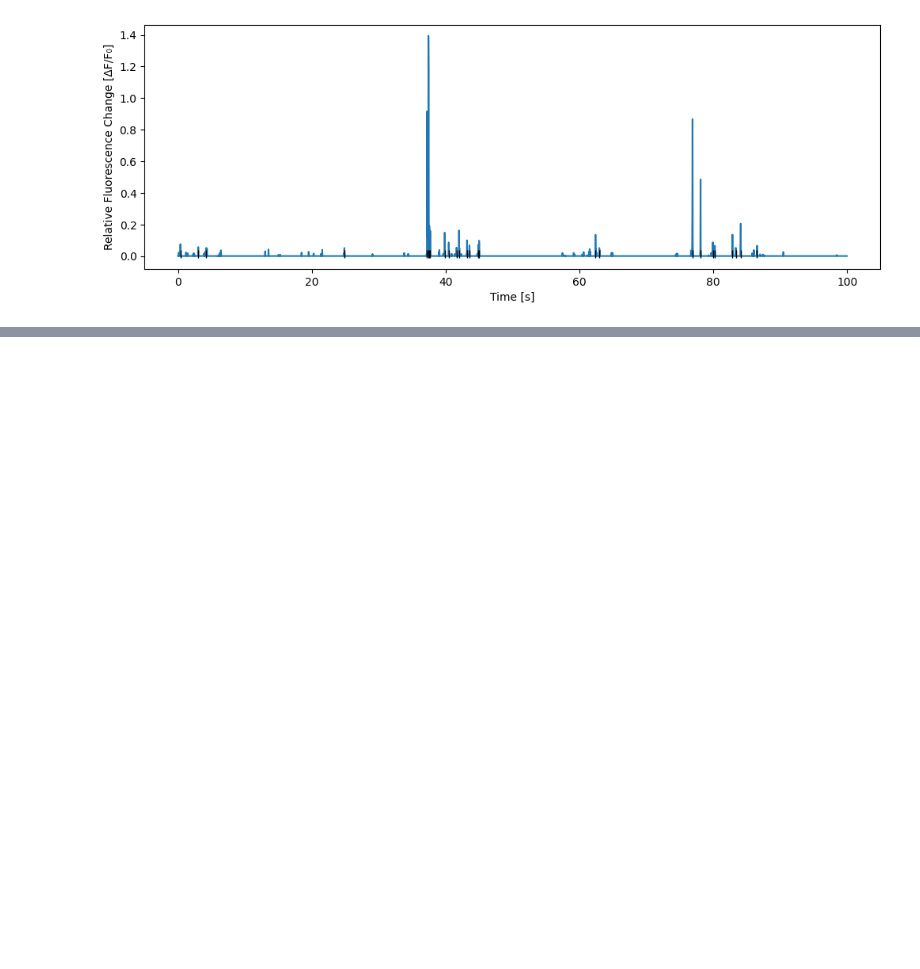
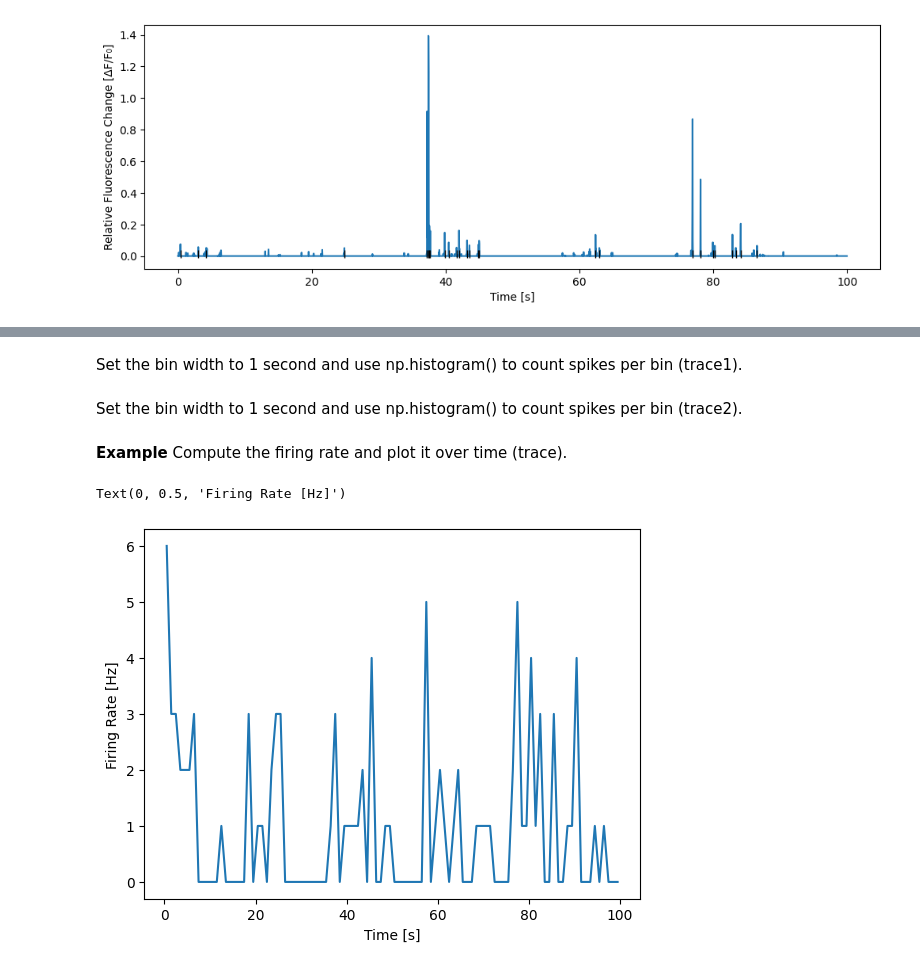
Before and after one commit to sangeethankumar/Courses, a Jupyter notebook: CalciumImaging/Draft2/02. .ipynb, the cells around one changed output, grey strips where cells are left out. Saved outputs shown, nothing was run; the diff lists cells and outputs as text; code cells hidden in the pictures; blank space fills up the shorter version.

```diff
--- a/CalciumImaging/Draft2/02. .ipynb
+++ b/CalciumImaging/Draft2/02. .ipynb
@@ -313,0 +320,11 @@ The final step in this analysis is to convert spike times into a time-resolved f
+# %%
+dt = 1 / 30
+t = np.arange(len(dtrace)) * dt
+T = len(dtrace) * dt
+spike_event_times = t[spike_times == 1]
+
+
+bins = np.arange(0, T + 1, 1.0)
+counts, _ = np.histogram(spike_event_times, bins=bins);
+# %% [markdown]
+Set the bin width to 1 second and use np.histogram() to count spikes per bin (trace1).
@@ -313,0 +340,2 @@ The final step in this analysis is to convert spike times into a time-resolved f
+# %% [markdown]
+Set the bin width to 1 second and use np.histogram() to count spikes per bin (trace2).
@@ -313,0 +351,13 @@ The final step in this analysis is to convert spike times into a time-resolved f
+# %% [markdown]
+**Example** Compute the firing rate and plot it over time (trace).
+# %%
+bin_width = 1.0
+firing_rate = counts / bin_width
+bin_centers = bins[:-1] + bin_width / 2
+
+plt.plot(bin_centers, firing_rate)
+plt.xlabel("Time [s]")
+plt.ylabel("Firing Rate [Hz]")
+# %% [output]
+Text(0, 0.5, 'Firing Rate [Hz]')
+[figure, added]
```
Also changed, not shown: parts of 12 cells of this notebook.
